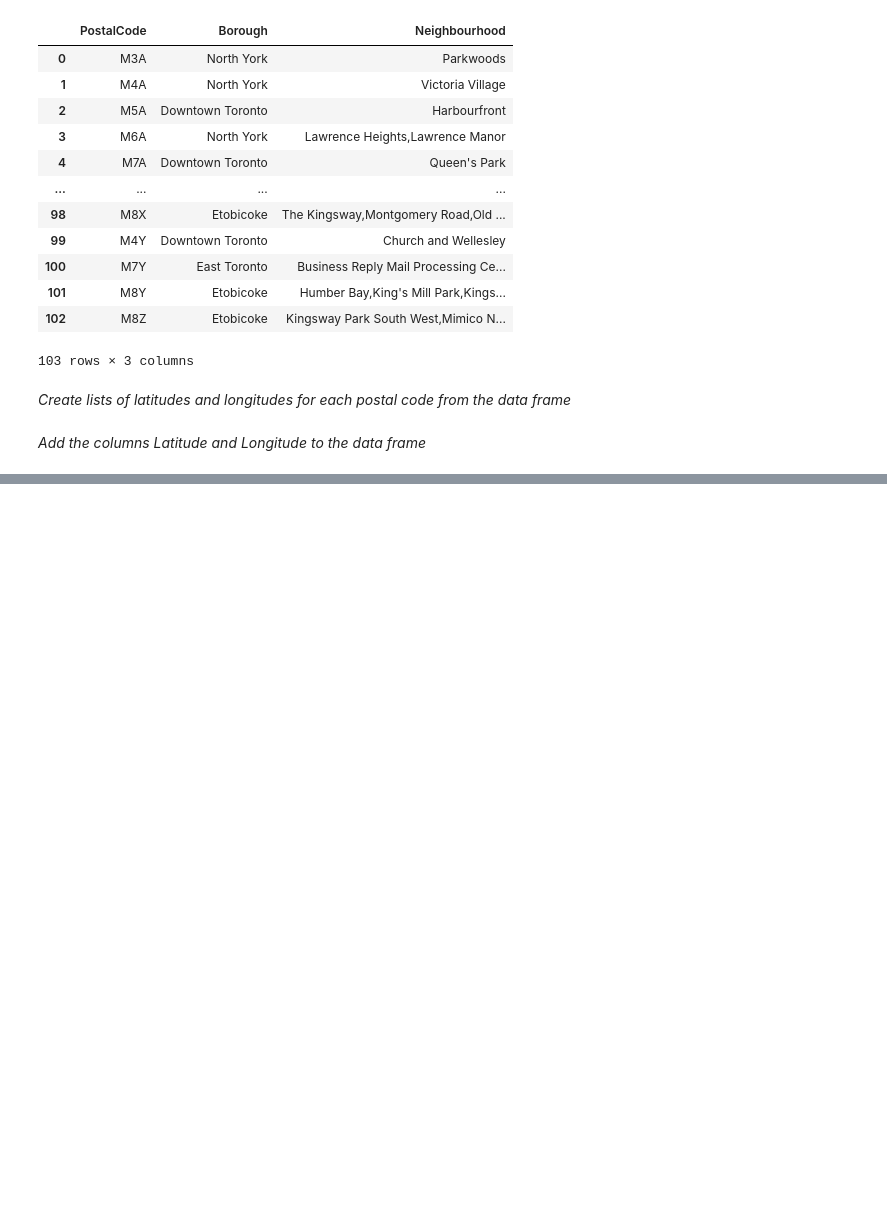
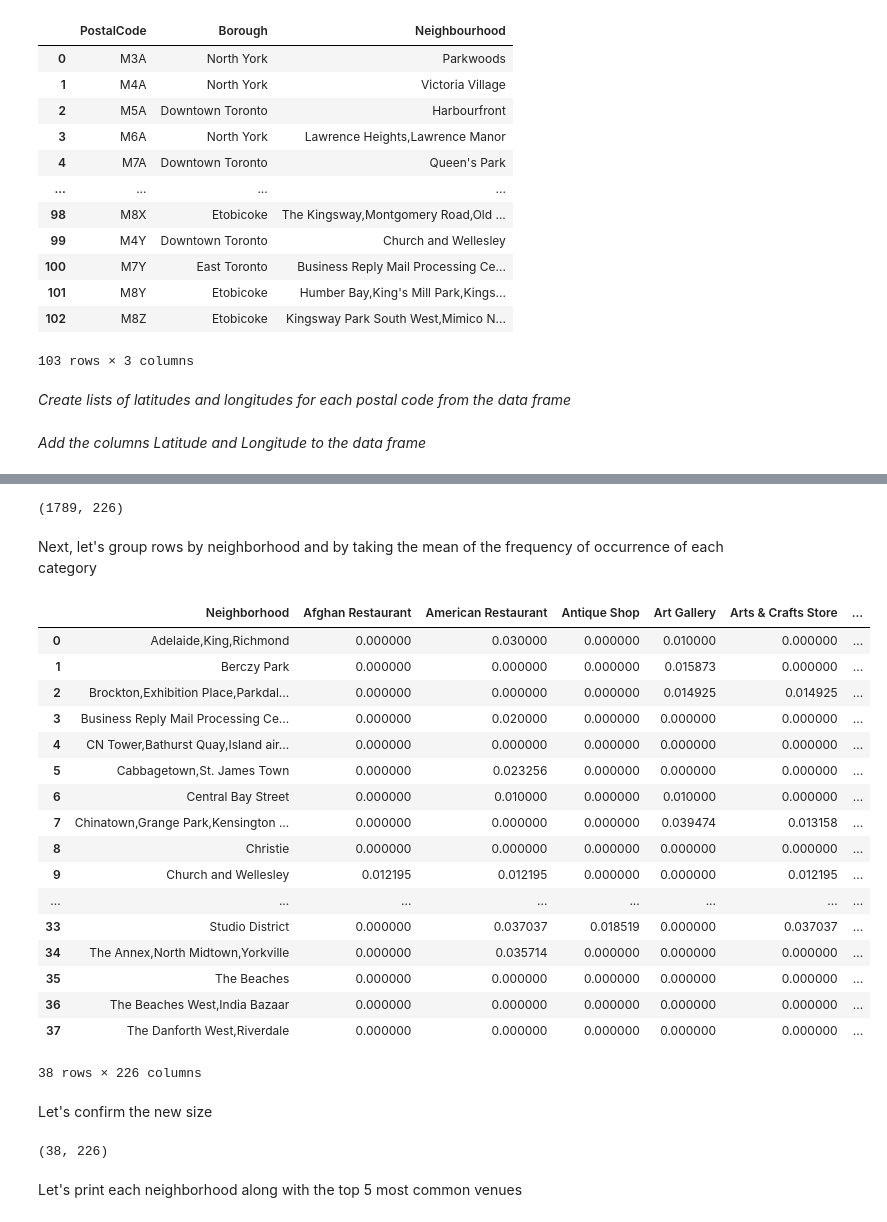
Before and after one commit to pmilchev/Coursera_Capstone, a Jupyter notebook: Segment_and_Cluster_Neighborhoods_in_Toronto.ipynb, the cells around one changed output, grey strips where cells are left out. Saved outputs shown, nothing was run; the diff lists cells and outputs as text; code cells hidden in the pictures; blank space fills up the shorter version.

```diff
--- a/Segment_and_Cluster_Neighborhoods_in_Toronto.ipynb
+++ b/Segment_and_Cluster_Neighborhoods_in_Toronto.ipynb
@@ -193,0 +298,4 @@ df.to_csv('toronto_postal_step2.csv', mode='w')
+# %%
+toronto_venues = pd.read_csv('toronto_venues_with_borough-name_Toronto.csv')
+toronto_venues.drop(columns = ['Unnamed: 0'], inplace = True)
+toronto_venues
@@ -193,0 +377,12 @@ df.to_csv('toronto_postal_step2.csv', mode='w')
+# %%
+# one hot encoding
+toronto_onehot = pd.get_dummies(toronto_venues[['Venue Category']], prefix="", prefix_sep="")
+
+# add neighborhood column back to dataframe
+toronto_onehot['Neighborhood'] = toronto_venues['Neighborhood']
+
+# move neighborhood column to the first column
+#fixed_columns = [toronto_onehot.columns[-1]] + list(toronto_onehot.columns[:-1])
+#toronto_onehot = toronto_onehot[fixed_columns]
+
+toronto_onehot.head()
@@ -193,0 +397,36 @@ df.to_csv('toronto_postal_step2.csv', mode='w')
+# %%
+toronto_onehot.shape
+# %% [output]
+(1789, 226)
+# %% [markdown]
+Next, let's group rows by neighborhood and by taking the mean of the frequency of occurrence of each category
+# %%
+toronto_grouped = toronto_onehot.groupby('Neighborhood').mean().reset_index()
+toronto_grouped
+# %% [output]
+|  | Neighborhood | Afghan Restaurant | American Restaurant | Antique Shop | Art Gallery | Arts & Crafts Store | ... |
+| 0 | Adelaide,King,Richmond | 0.000000 | 0.030000 | 0.000000 | 0.010000 | 0.000000 | ... |
+| 1 | Berczy Park | 0.000000 | 0.000000 | 0.000000 | 0.015873 | 0.000000 | ... |
+| 2 | Brockton,Exhibition Place,Parkdal... | 0.000000 | 0.000000 | 0.000000 | 0.014925 | 0.014925 | ... |
+| 3 | Business Reply Mail Processing Ce... | 0.000000 | 0.020000 | 0.000000 | 0.000000 | 0.000000 | ... |
+| 4 | CN Tower,Bathurst Quay,Island air... | 0.000000 | 0.000000 | 0.000000 | 0.000000 | 0.000000 | ... |
+| 5 | Cabbagetown,St. James Town | 0.000000 | 0.023256 | 0.000000 | 0.000000 | 0.000000 | ... |
+| 6 | Central Bay Street | 0.000000 | 0.010000 | 0.000000 | 0.010000 | 0.000000 | ... |
+| 7 | Chinatown,Grange Park,Kensington ... | 0.000000 | 0.000000 | 0.000000 | 0.039474 | 0.013158 | ... |
+| 8 | Christie | 0.000000 | 0.000000 | 0.000000 | 0.000000 | 0.000000 | ... |
+| 9 | Church and Wellesley | 0.012195 | 0.012195 | 0.000000 | 0.000000 | 0.012195 | ... |
+| ... | ... | ... | ... | ... | ... | ... | ... |
+| 33 | Studio District | 0.000000 | 0.037037 | 0.018519 | 0.000000 | 0.037037 | ... |
+| 34 | The Annex,North Midtown,Yorkville | 0.000000 | 0.035714 | 0.000000 | 0.000000 | 0.000000 | ... |
+| 35 | The Beaches | 0.000000 | 0.000000 | 0.000000 | 0.000000 | 0.000000 | ... |
+| 36 | The Beaches West,India Bazaar | 0.000000 | 0.000000 | 0.000000 | 0.000000 | 0.000000 | ... |
+| 37 | The Danforth West,Riverdale | 0.000000 | 0.000000 | 0.000000 | 0.000000 | 0.000000 | ... |
+38 rows × 226 columns
+# %% [markdown]
+Let's confirm the new size
+# %%
+toronto_grouped.shape
+# %% [output]
+(38, 226)
+# %% [markdown]
+Let's print each neighborhood along with the top 5 most common venues
```
Also changed, not shown: parts of 52 cells of this notebook.
